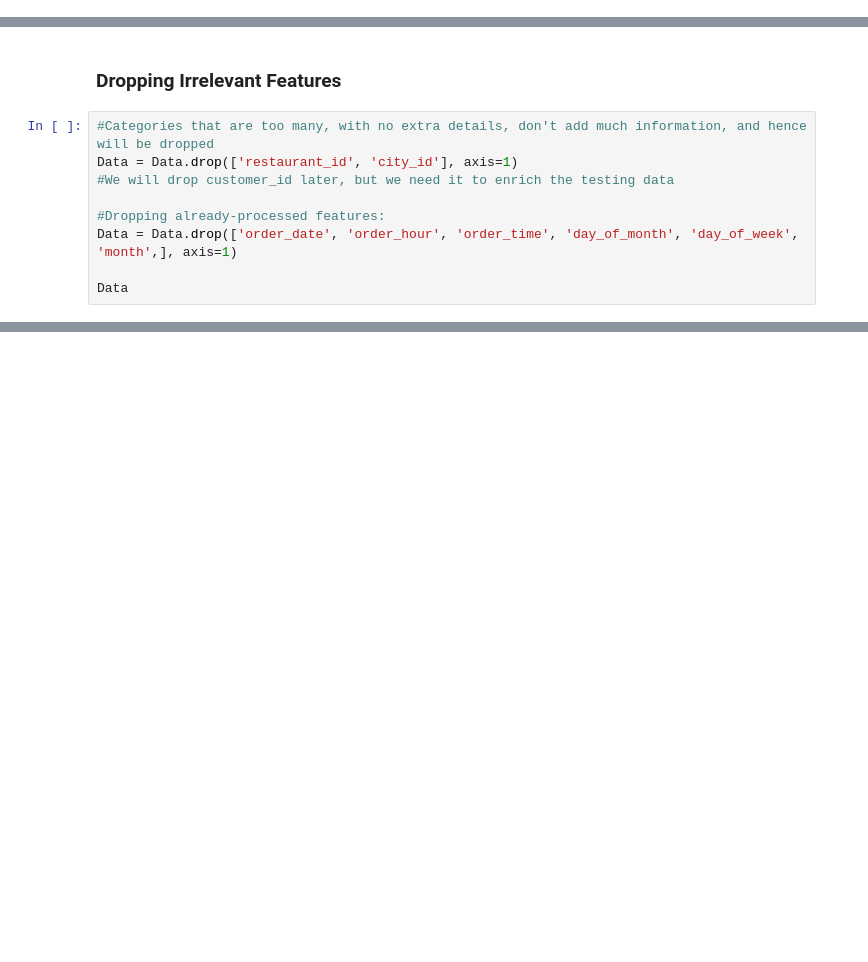
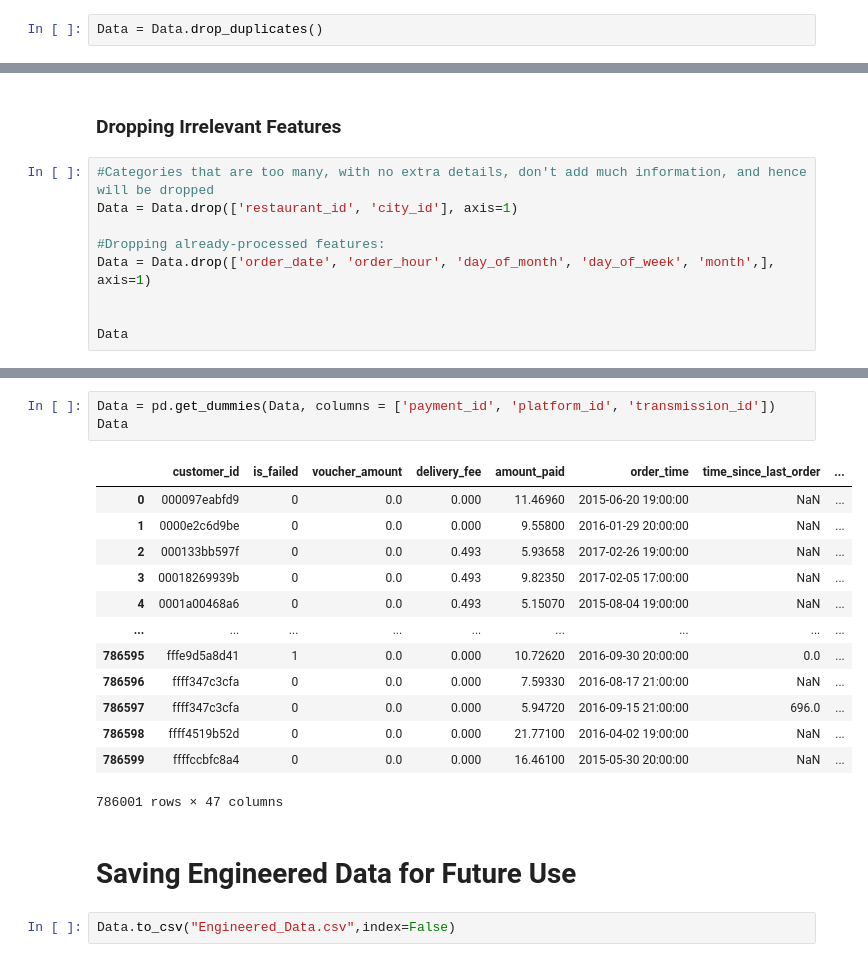
Before and after one commit to amr-jawwad/dragon-fruit, a Jupyter notebook: exploration_notebooks/02_Feature_Engineering.ipynb, the cells around one changed output, grey strips where cells are left out. Saved outputs shown, nothing was run; the diff lists cells and outputs as text; blank space fills up the shorter version.

```diff
--- a/exploration_notebooks/02_Feature_Engineering.ipynb
+++ b/exploration_notebooks/02_Feature_Engineering.ipynb
@@ -40,3 +52,5 @@ Data
+# %%
+Data = Data.drop_duplicates()
 # %% [markdown]
 ### Historical feature
 Let's add at each order the time since the last order, this could be a helpful feature.
@@ -103,10 +109,10 @@ Data = Data[Data.order_date>= '2015-03-01']
 # %%
 #Categories that are too many, with no extra details, don't add much information, and hence will be dropped
 Data = Data.drop(['restaurant_id', 'city_id'], axis=1)
-#We will drop customer_id later, but we need it to enrich the testing data
 
 #Dropping already-processed features:
-Data = Data.drop(['order_date', 'order_hour', 'order_time', 'day_of_month', 'day_of_week', 'month',], axis=1)
+Data = Data.drop(['order_date', 'order_hour', 'day_of_month', 'day_of_week', 'month',], axis=1)
+
 
 Data
 # %% [output]
@@ -125,0 +137,21 @@ Data
+# %%
+Data = pd.get_dummies(Data, columns = ['payment_id', 'platform_id', 'transmission_id'])
+Data
+# %% [output]
+|  | customer_id | is_failed | voucher_amount | delivery_fee | amount_paid | order_time | time_since_last_order | ... |
+| 0 | 000097eabfd9 | 0 | 0.0 | 0.000 | 11.46960 | 2015-06-20 19:00:00 | NaN | ... |
+| 1 | 0000e2c6d9be | 0 | 0.0 | 0.000 | 9.55800 | 2016-01-29 20:00:00 | NaN | ... |
+| 2 | 000133bb597f | 0 | 0.0 | 0.493 | 5.93658 | 2017-02-26 19:00:00 | NaN | ... |
+| 3 | 00018269939b | 0 | 0.0 | 0.493 | 9.82350 | 2017-02-05 17:00:00 | NaN | ... |
+| 4 | 0001a00468a6 | 0 | 0.0 | 0.493 | 5.15070 | 2015-08-04 19:00:00 | NaN | ... |
+| ... | ... | ... | ... | ... | ... | ... | ... | ... |
+| 786595 | fffe9d5a8d41 | 1 | 0.0 | 0.000 | 10.72620 | 2016-09-30 20:00:00 | 0.0 | ... |
+| 786596 | ffff347c3cfa | 0 | 0.0 | 0.000 | 7.59330 | 2016-08-17 21:00:00 | NaN | ... |
+| 786597 | ffff347c3cfa | 0 | 0.0 | 0.000 | 5.94720 | 2016-09-15 21:00:00 | 696.0 | ... |
+| 786598 | ffff4519b52d | 0 | 0.0 | 0.000 | 21.77100 | 2016-04-02 19:00:00 | NaN | ... |
+| 786599 | ffffccbfc8a4 | 0 | 0.0 | 0.000 | 16.46100 | 2015-05-30 20:00:00 | NaN | ... |
+786001 rows × 47 columns
+# %% [markdown]
+# Saving Engineered Data for Future Use
+# %%
+Data.to_csv("Engineered_Data.csv",index=False)
```
Also changed, not shown: parts of 12 cells of this notebook.
